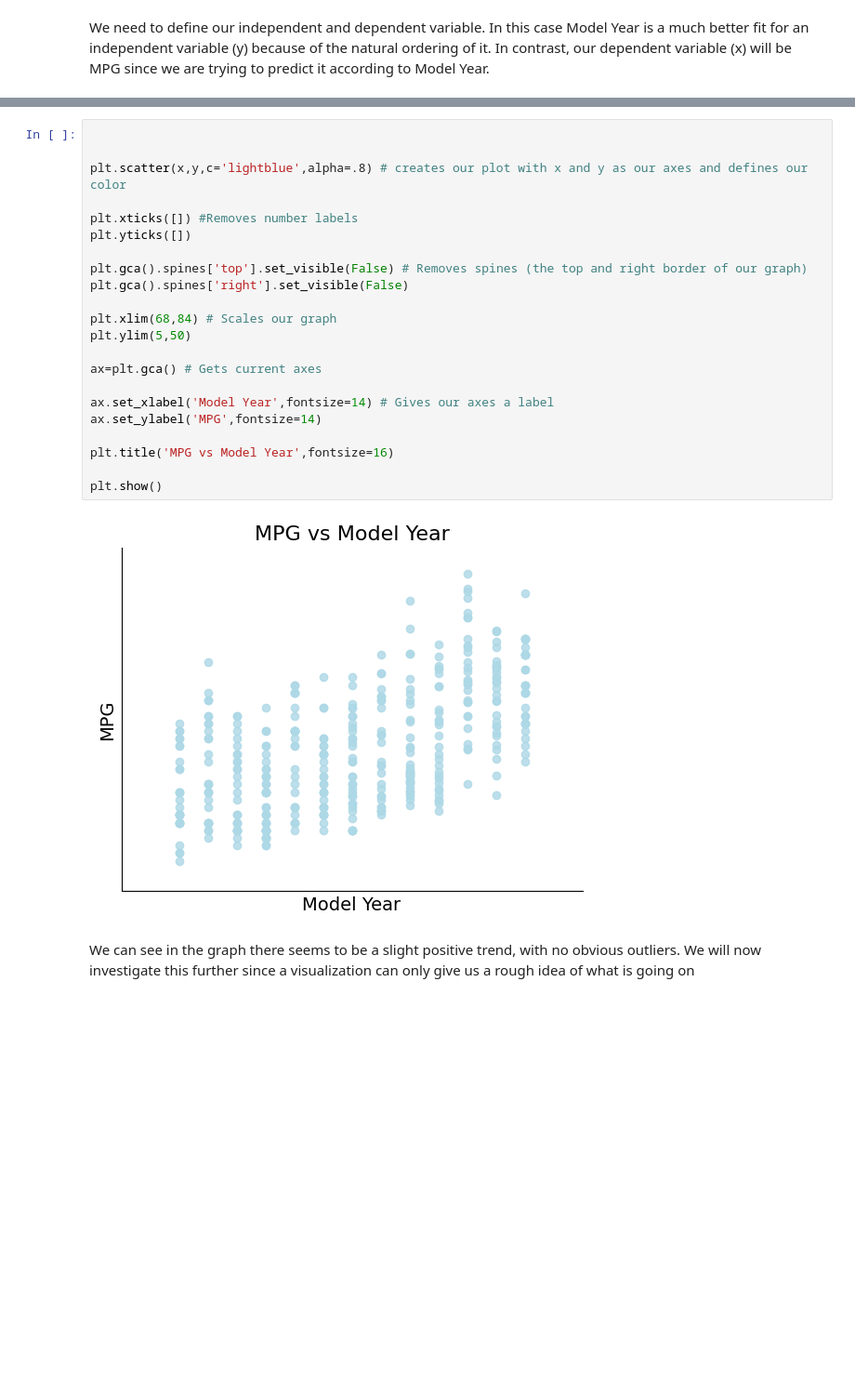
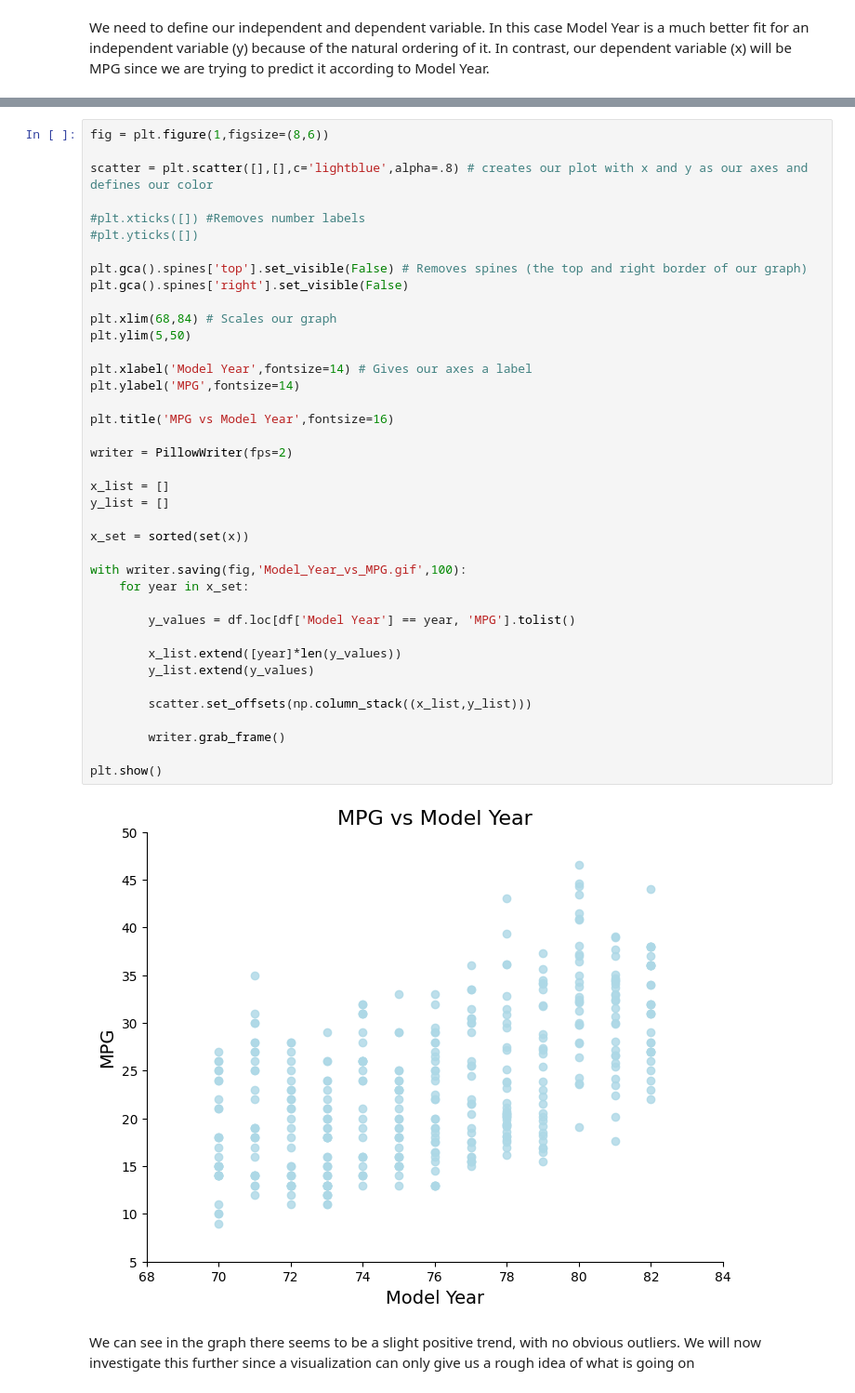
Before and after one commit to adenletchworth/Auto-MPG-Data-Analysis, a Jupyter notebook: dataAnalysis.ipynb, the cells around one changed output, grey strips where cells are left out. Shown at 93% size. Saved outputs shown, nothing was run; the diff lists cells and outputs as text; blank space fills up the shorter version.

Commit message:
Added animated graph

```diff
--- a/dataAnalysis.ipynb
+++ b/dataAnalysis.ipynb
@@ -65,27 +68,44 @@ y = df['MPG']
 # %%
+fig = plt.figure(1,figsize=(8,6))
 
+scatter = plt.scatter([],[],c='lightblue',alpha=.8) # creates our plot with x and y as our axes and defines our color
 
-plt.scatter(x,y,c='lightblue',alpha=.8) # creates our plot with x and y as our axes and defines our color
-
-plt.xticks([]) #Removes number labels
-plt.yticks([])
+#plt.xticks([]) #Removes number labels
+#plt.yticks([])
 
 plt.gca().spines['top'].set_visible(False) # Removes spines (the top and right border of our graph)
 plt.gca().spines['right'].set_visible(False)
 
 plt.xlim(68,84) # Scales our graph
 plt.ylim(5,50)
 
-ax=plt.gca() # Gets current axes
-
-ax.set_xlabel('Model Year',fontsize=14) # Gives our axes a label
-ax.set_ylabel('MPG',fontsize=14)
+plt.xlabel('Model Year',fontsize=14) # Gives our axes a label
+plt.ylabel('MPG',fontsize=14)
 
 plt.title('MPG vs Model Year',fontsize=16)
 
+writer = PillowWriter(fps=2)
+
+x_list = []
+y_list = []
+
+x_set = sorted(set(x))
+
+with writer.saving(fig,'Model_Year_vs_MPG.gif',100):
+    for year in x_set:
+
+        y_values = df.loc[df['Model Year'] == year, 'MPG'].tolist()
+
+        x_list.extend([year]*len(y_values))
+        y_list.extend(y_values)
+
+        scatter.set_offsets(np.column_stack((x_list,y_list)))
+
+        writer.grab_frame()
+
 plt.show()
 # %% [output]
-[figure, old version]
+[figure, new version]
 # %% [markdown]
 We can see in the graph there seems to be a slight positive trend, with no obvious outliers. We will now investigate this further since a visualization can only give us a rough idea of what is going on
 # %%
```
Also changed, not shown: parts of 2 cells of this notebook, 1 other file.
